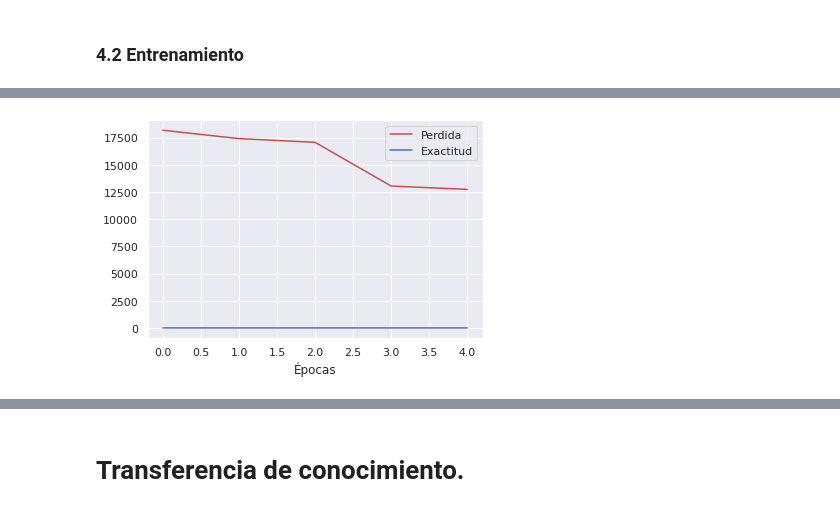
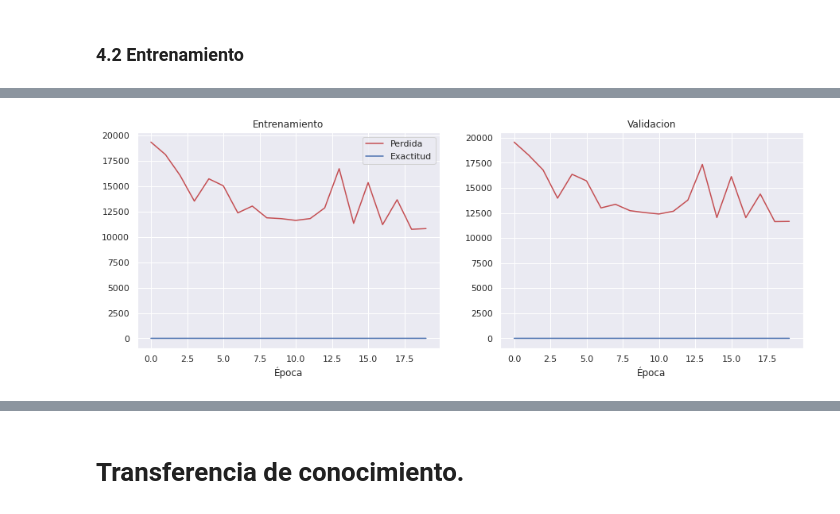
Before and after one commit to JorgeTonatiuh/aprendizaje_profundo_tarea_2, a Jupyter notebook: prediccion_edades.ipynb, the cells around one changed output, grey strips where cells are left out. Saved outputs shown, nothing was run; the diff lists cells and outputs as text; code cells hidden in the pictures.

```diff
--- a/prediccion_edades.ipynb
+++ b/prediccion_edades.ipynb
@@ -479,15 +491,17 @@ class MicroResNet(nn.Module):
 
     def __init__(self):
         super(MicroResNet, self).__init__()
-        self.num_feats = 3 * 28 * 28
+        self.num_feats = 3 * 14 * 14
 
         # [N, 3, 224, 224] => [N, 3, 28, 28]
         self.cnn = nn.Sequential(
-            ConvNextBlock(in_channels=3, out_channels=(3,3),l=1),
+            ConvNextBlock(in_channels=3, out_channels=(3,3), ln_dim=224),
             nn.MaxPool2d(kernel_size=2, stride=2),
-            ConvNextBlock(in_channels=3, out_channels=(3,3),l=2),
+            ConvNextBlock(in_channels=3, out_channels=(3,3), ln_dim=112),
             nn.MaxPool2d(kernel_size=2, stride=2),
-            ConvNextBlock(in_channels=3, out_channels=(3,3),l=4),
+            ConvNextBlock(in_channels=3, out_channels=(3,3), ln_dim=56),
+            nn.MaxPool2d(kernel_size=2, stride=2),
+            ConvNextBlock(in_channels=3, out_channels=(3,3), ln_dim=28),
             nn.MaxPool2d(kernel_size=2, stride=2),
 
         )
@@ -496,6 +510,7 @@ class MicroResNet(nn.Module):
 
         # [N, 3x28x28] => [N, 1]
         self.cls = nn.Linear(self.num_feats, 1)
+
 
     def forward(self, x):
         # [N, 3, 224, 224] => [N, 3, 28, 28]
@@ -602,11 +617,12 @@ def eval_epoch(dl, model, num_batches=None):
         return loss, acc
 
 
-def train(model, trn_dl, val_dl, lr=1e-4, epochs=5,
+def train(model, trn_dl, val_dl, lr=1e-4, epochs=20,
           trn_batches=None):
 
     # historiales
-    loss_hist, acc_hist = [], []
+    v_loss_hist, v_acc_hist = [], []
+    t_loss_hist, t_acc_hist = [], []
 
     # optimizador
     opt = optim.SGD(model.parameters(), lr=lr)
@@ -617,18 +633,23 @@ def train(model, trn_dl, val_dl, lr=1e-4, epochs=5,
         train_epoch(trn_dl, model, opt)
 
         # evaluamos la época en entrenamiento
+        trn_loss, trn_acc = eval_epoch(trn_dl, model, trn_batches)
+
+        # evaluamos la época en validacion
         val_loss, val_acc = eval_epoch(val_dl, model, trn_batches)
 
         # guardamos historial
-        loss_hist.append(val_loss)
-        acc_hist.append(val_acc)
+        v_loss_hist.append(val_loss)
+        v_acc_hist.append(val_acc)
+        t_loss_hist.append(trn_loss)
+        t_acc_hist.append(trn_acc)
 
         # imprimimos progreso
         print(f'E{epoch:02} loss={val_loss:6.2f} acc={val_acc:5.2f}')
 
-    return loss_hist, acc_hist
+    return t_loss_hist, t_acc_hist, v_loss_hist, v_acc_hist
 # %% [markdown]
 ### 4.2 Entrenamiento
 # %%
-loss_hist, scc_hist = train(model,trn_dl,val_dl)
+trn_loss_hist, trn_acc_hist, val_loss_hist, val_acc_hist = train(model,trn_dl,val_dl)
 # %% [output]
@@ -640,8 +669,17 @@ E04 loss=12735.60 acc= 3.95
-# %%
-plt.plot(loss_hist, 'r', label='Perdida')
-plt.plot(scc_hist, 'b', label='Exactitud')
-plt.legend()
-plt.xlabel('Épocas')
-plt.show()
-# %% [output]
-[figure, removed]
+# %%
+fig, axs = plt.subplots(nrows=1, ncols=2, figsize=(15,5))
+
+axs[0].plot(trn_loss_hist, 'r', label='Perdida')
+axs[0].plot(trn_acc_hist, 'b', label='Exactitud')
+axs[0].title.set_text('Entrenamiento')
+axs[0].set_xlabel(u'Época')
+axs[0].legend()
+
+axs[1].plot(val_loss_hist, 'r', label='Perdida')
+axs[1].plot(val_acc_hist, 'b', label='Exactitud')
+axs[1].title.set_text("Validacion")
+axs[1].set_xlabel(u'Época')
+
+plt.show()
+# %% [output]
+[figure, added]
```
Also changed, not shown: parts of 33 cells of this notebook.
